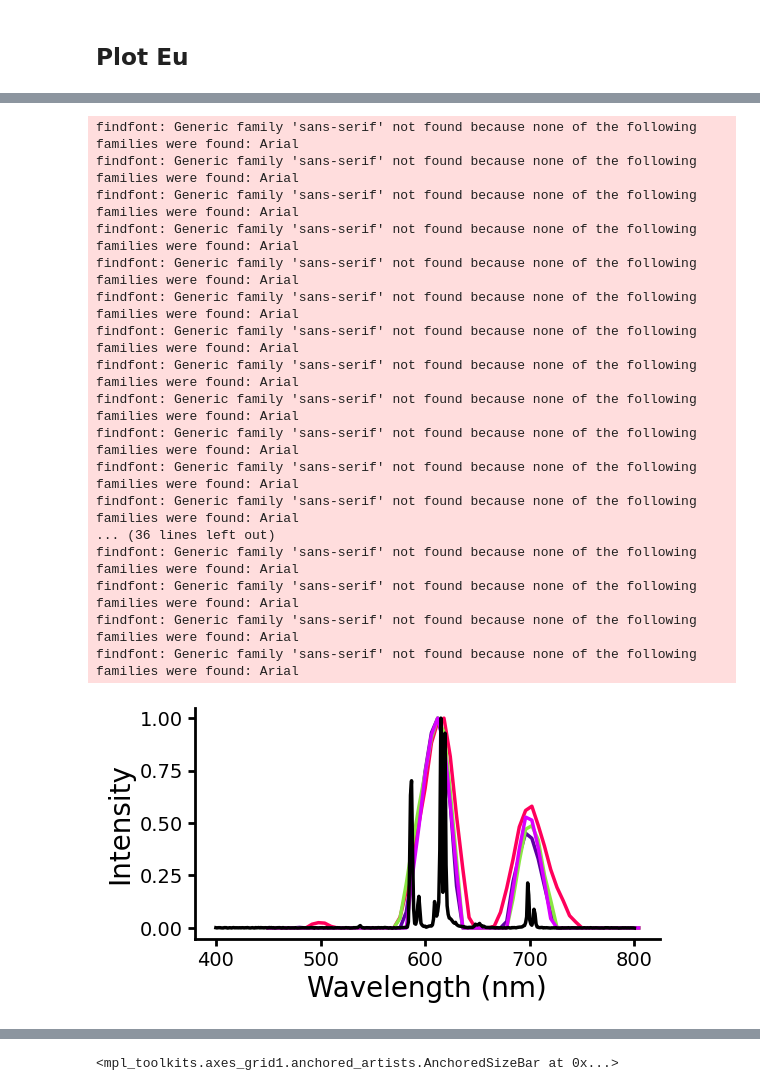
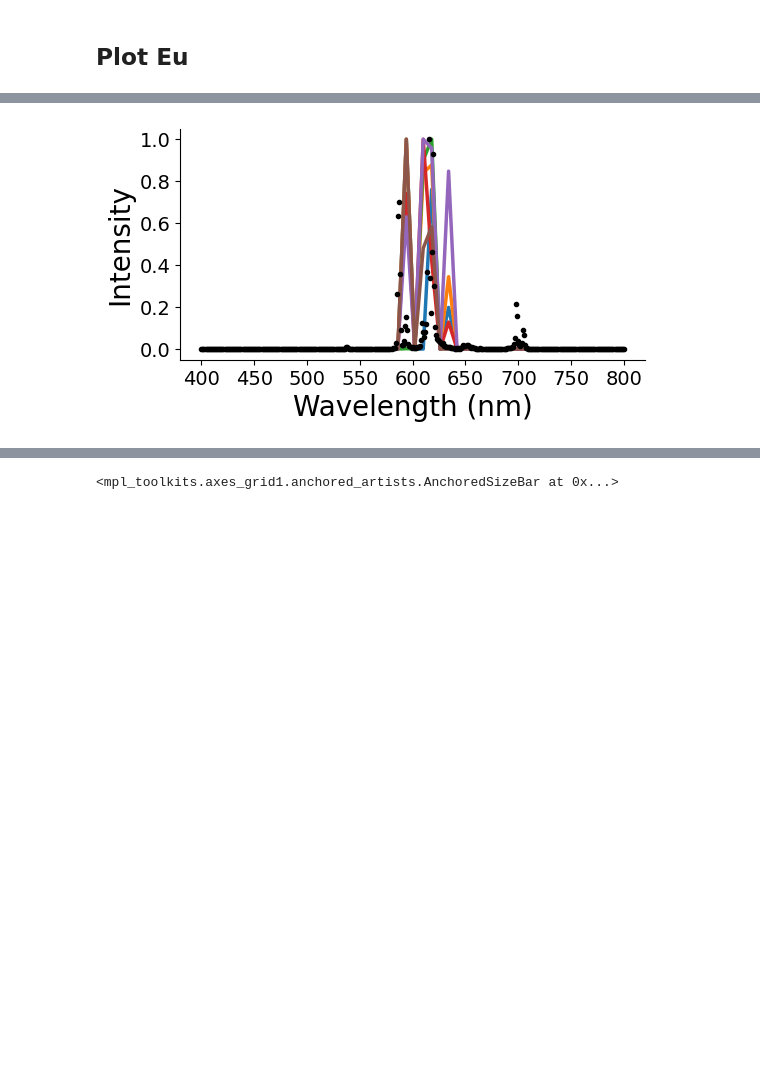
Before and after one commit to neerja/spectraldiffuserscope, a Jupyter notebook: JaxCode/Figure_Notebooks/fig_mrbles_beads.ipynb, the cells around one changed output, grey strips where cells are left out. Drawn from its saved outputs; the diff is of its cells as text; code cells hidden in the pictures; blank space fills up the shorter version.

```diff
--- a/JaxCode/Figure_Notebooks/fig_mrbles_beads.ipynb
+++ b/JaxCode/Figure_Notebooks/fig_mrbles_beads.ipynb
@@ -38,7 +38,10 @@ spectra_gt = data[1:, 1:]-np.expand_dims(data[1:,1], axis =1)
 # Plot the ground truth spectra
 plt.figure(figsize=(6, 3))
 for i in range(1,spectra_gt.shape[1]):
+    plt.figure()
     spectra_gt[:,i] = spectra_gt[:,i]/np.amax(spectra_gt[:,i])
     plt.plot(wavelengths_gt, spectra_gt[:,i].T, color=colors[i], linewidth=2.5)
 plt.legend('')
+labels = data[0,:]
+print(labels)
 # %% [output]
@@ -65,29 +58,30 @@ findfont: Generic family 'sans-serif' not found because none of the following fa
 ## System parameters
 # %%
 wvmin = 450
-wvmax = 800
-wvstep = 6
+wvmax = 700
+wvstep = 8
 downsample_factor = 2
 wavelengths = np.arange(wvmin,wvmax+wvstep,wvstep)
+objective = 10
 
-mag_size = 4*9/39 # 4x followed by diffuser
+mag_size = objective*9/39 # 4x followed by diffuser
 spectral_camera_pixel_size = 2.4 # um
 recon_pixel_size = spectral_camera_pixel_size*downsample_factor # 2x2 downsampling
 gt_pixel_size = 4.4 # um
-gt_mag_size = 4*0.38 # 4x followed by 0.38x tube lens
+gt_mag_size = objective*0.38 # 4x followed by 0.38x tube lens
 superpixel_size = 160 # um
 # %% [markdown]
 ## Plot Eu
 # %%
 datafolder = '../Results/'
-file = 'mrbles_code1eumeas_20db.tiff_thr=6e-06_xytv=1e-06_lamtv=2e-06_kmax=2000_stepsize=0.1_downsample=2.npy'
-skip = [0]
+file = 'code1_25_50_mrbles_10x2nmFWHM_wvstep8_thr=6e-05_xytv=5e-06_lamtv=0_kmax=4000_stepsize=0.1_downsample=2.npy'
+skip = []
 
 xk = np.load(os.path.join(datafolder, file))
 HSI_data = np.transpose(xk, (1,2,0))
 HSI_data = np.reshape(HSI_data, [-1,xk.shape[0]])
 false_color = sdc_np.HSI2RGB(wavelengths, HSI_data ,xk.shape[1],xk.shape[2], 65, False)
-bead_locations, recon_annotated = findbeadsinimage(false_color, 30, skip = skip)
+bead_locations, recon_annotated = findbeadsinimage(false_color, beadsize=50, skip = skip)
 # Display the image with boxes and labels
 fig, ax = plt.subplots(figsize=(7, 7))
 scalebar = drawscalebar(ax,superpixel_size,recon_pixel_size)
@@ -181,37 +132,21 @@ findfont: Generic family 'sans-serif' not found because none of the following fa
 # %%
 # plot the spectra
 spectra = np.zeros((len(bead_locations), xk.shape[0]))
 plt.figure(figsize=(6, 3))
+skip = []
 for i, (cx, cy) in enumerate(bead_locations):
-    if i not in skip: #skip the first fake bead
+    if i not in skip: #skip
         spectra[i,:] = xk[:,cy,cx]/np.max(xk[:,cy,cx])
         plt.plot(wavelengths, spectra[i, :].T, color=colors[i], linewidth=2.5)
 
 plt.xlabel('Wavelength (nm)', fontsize=20)
 plt.ylabel('Intensity', fontsize=20)
 plt.xticks(fontsize=14)
 plt.yticks(fontsize=14)
-plt.plot(wavelengths_gt, spectra_gt[:,1],'k',linewidth=2.5)
+plt.plot(wavelengths_gt, spectra_gt[:,1],'k.',linewidth=2.5)
 # Turn off the box
 ax = plt.gca()
 ax.spines['top'].set_visible(False)
 ax.spines['right'].set_visible(False)
 # %% [output]
-findfont: Generic family 'sans-serif' not found because none of the following families were found: Arial
-findfont: Generic family 'sans-serif' not found because none of the following families were found: Arial
-findfont: Generic family 'sans-serif' not found because none of the following families were found: Arial
-findfont: Generic family 'sans-serif' not found because none of the following families were found: Arial
-findfont: Generic family 'sans-serif' not found because none of the following families were found: Arial
-findfont: Generic family 'sans-serif' not found because none of the following families were found: Arial
-findfont: Generic family 'sans-serif' not found because none of the following families were found: Arial
-findfont: Generic family 'sans-serif' not found because none of the following families were found: Arial
-findfont: Generic family 'sans-serif' not found because none of the following families were found: Arial
-findfont: Generic family 'sans-serif' not found because none of the following families were found: Arial
-findfont: Generic family 'sans-serif' not found because none of the following families were found: Arial
-findfont: Generic family 'sans-serif' not found because none of the following families were found: Arial
-... (36 lines left out)
-findfont: Generic family 'sans-serif' not found because none of the following families were found: Arial
-findfont: Generic family 'sans-serif' not found because none of the following families were found: Arial
-findfont: Generic family 'sans-serif' not found because none of the following families were found: Arial
-findfont: Generic family 'sans-serif' not found because none of the following families were found: Arial
-[figure, old version]
+[figure, new version]
```
Also changed, not shown: parts of 4 cells of this notebook, 9 other files.
